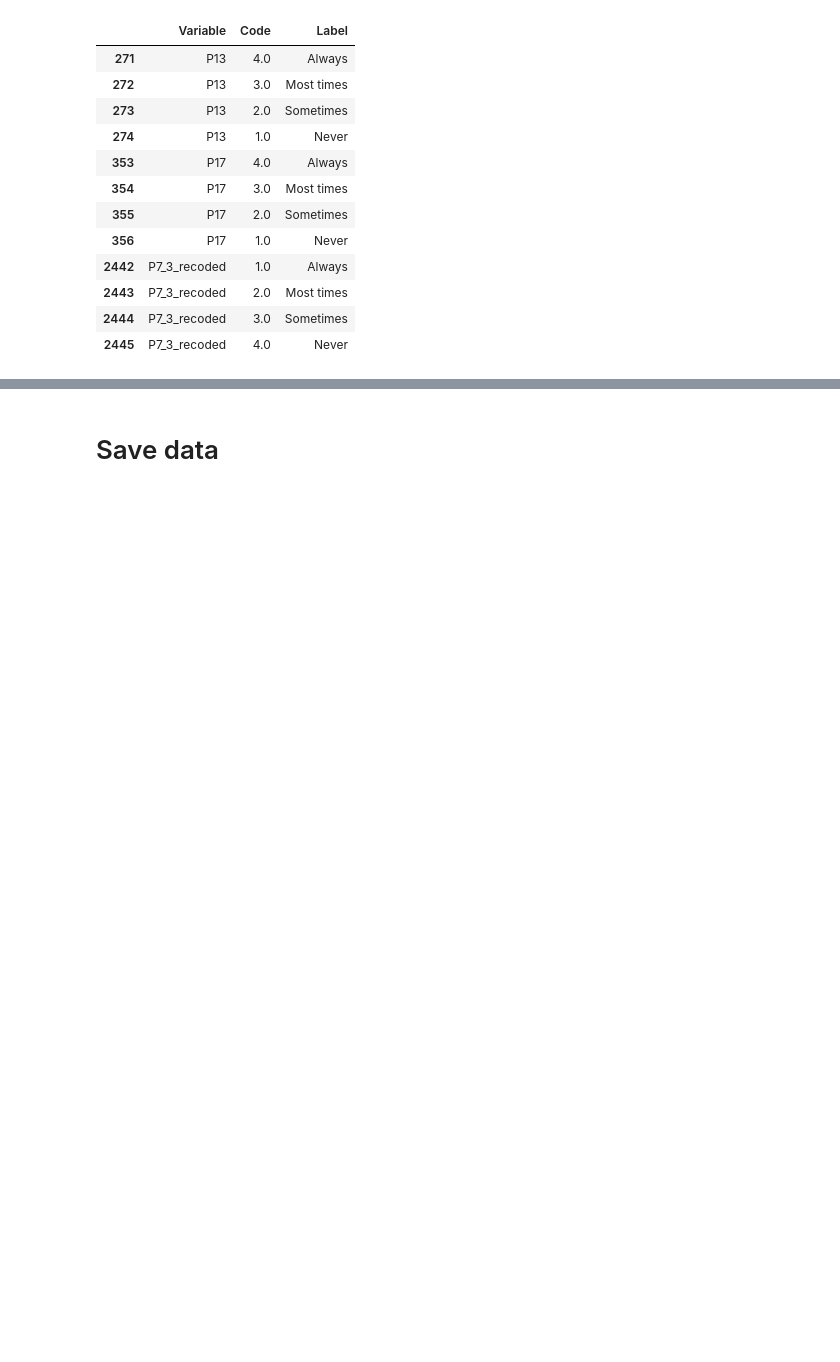
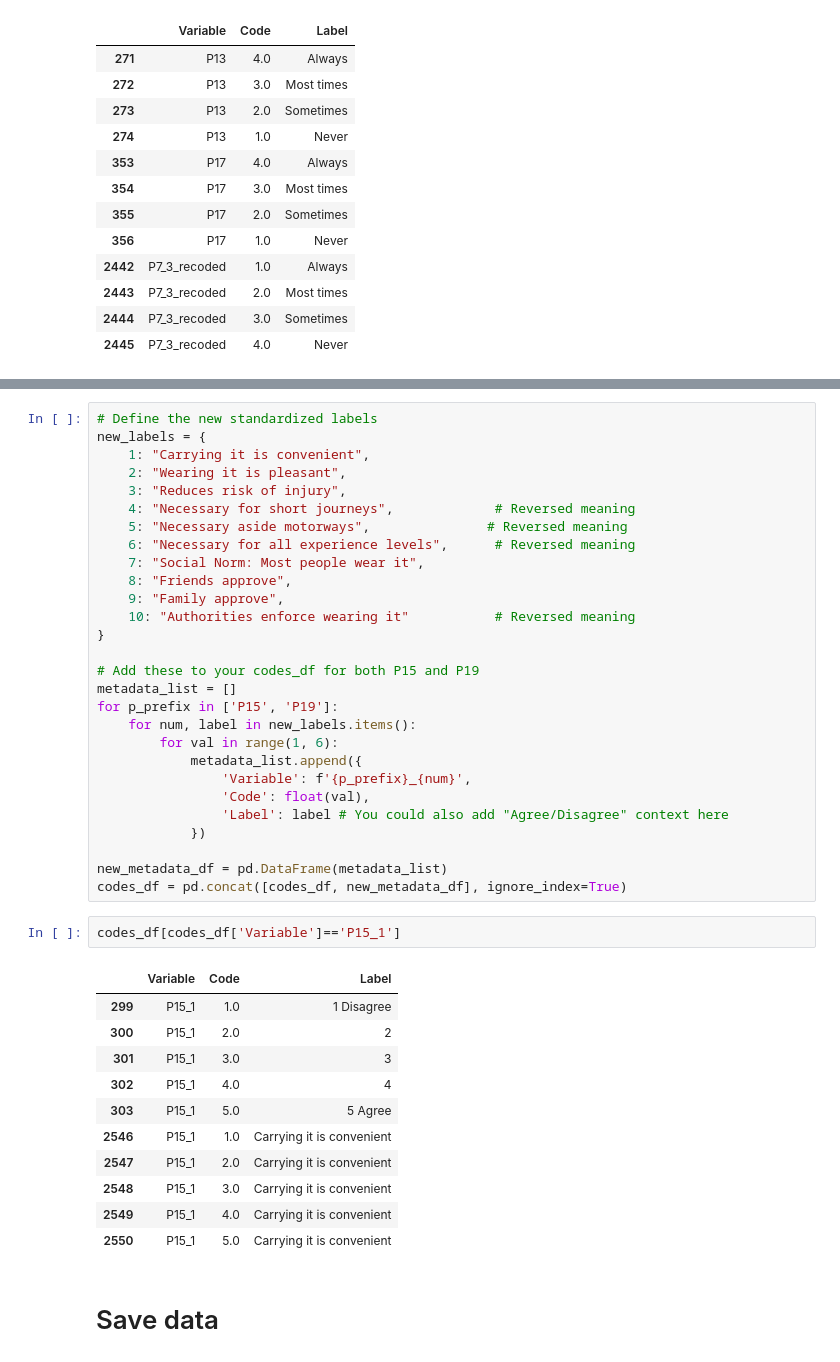
Before and after one commit to IMPROVA-RoadSafety/Motocycle_analysis, a Jupyter notebook: notebooks/01_data_cleaning.ipynb, the cells around one changed output, grey strips where cells are left out. Drawn from its saved outputs; the diff is of its cells as text; blank space fills up the shorter version.

```diff
--- a/notebooks/01_data_cleaning.ipynb
+++ b/notebooks/01_data_cleaning.ipynb
@@ -364,3 +381,45 @@ codes_df[codes_df['Variable'].isin(['P13', 'P17', 'P7_3_recoded'])]
+# %%
+# Define the new standardized labels
+new_labels = {
+    1: "Carrying it is convenient",
+    2: "Wearing it is pleasant",
+    3: "Reduces risk of injury",
+    4: "Necessary for short journeys",             # Reversed meaning
+    5: "Necessary aside motorways",               # Reversed meaning
+    6: "Necessary for all experience levels",      # Reversed meaning
+    7: "Social Norm: Most people wear it",
+    8: "Friends approve",
+    9: "Family approve",
+    10: "Authorities enforce wearing it"           # Reversed meaning
+}
+
+# Add these to your codes_df for both P15 and P19
+metadata_list = []
+for p_prefix in ['P15', 'P19']:
+    for num, label in new_labels.items():
+        for val in range(1, 6):
+            metadata_list.append({
+                'Variable': f'{p_prefix}_{num}',
+                'Code': float(val),
+                'Label': label # You could also add "Agree/Disagree" context here
+            })
+
+new_metadata_df = pd.DataFrame(metadata_list)
+codes_df = pd.concat([codes_df, new_metadata_df], ignore_index=True)
+# %%
+codes_df[codes_df['Variable']=='P15_1']
+# %% [output]
+|  | Variable | Code | Label |
+| 299 | P15_1 | 1.0 | 1 Disagree |
+| 300 | P15_1 | 2.0 | 2 |
+| 301 | P15_1 | 3.0 | 3 |
+| 302 | P15_1 | 4.0 | 4 |
+| 303 | P15_1 | 5.0 | 5 Agree |
+| 2546 | P15_1 | 1.0 | Carrying it is convenient |
+| 2547 | P15_1 | 2.0 | Carrying it is convenient |
+| 2548 | P15_1 | 3.0 | Carrying it is convenient |
+| 2549 | P15_1 | 4.0 | Carrying it is convenient |
+| 2550 | P15_1 | 5.0 | Carrying it is convenient |
 # %% [markdown]
 # Save data
 # %%
```
Also changed, not shown: parts of 2 cells of this notebook.
